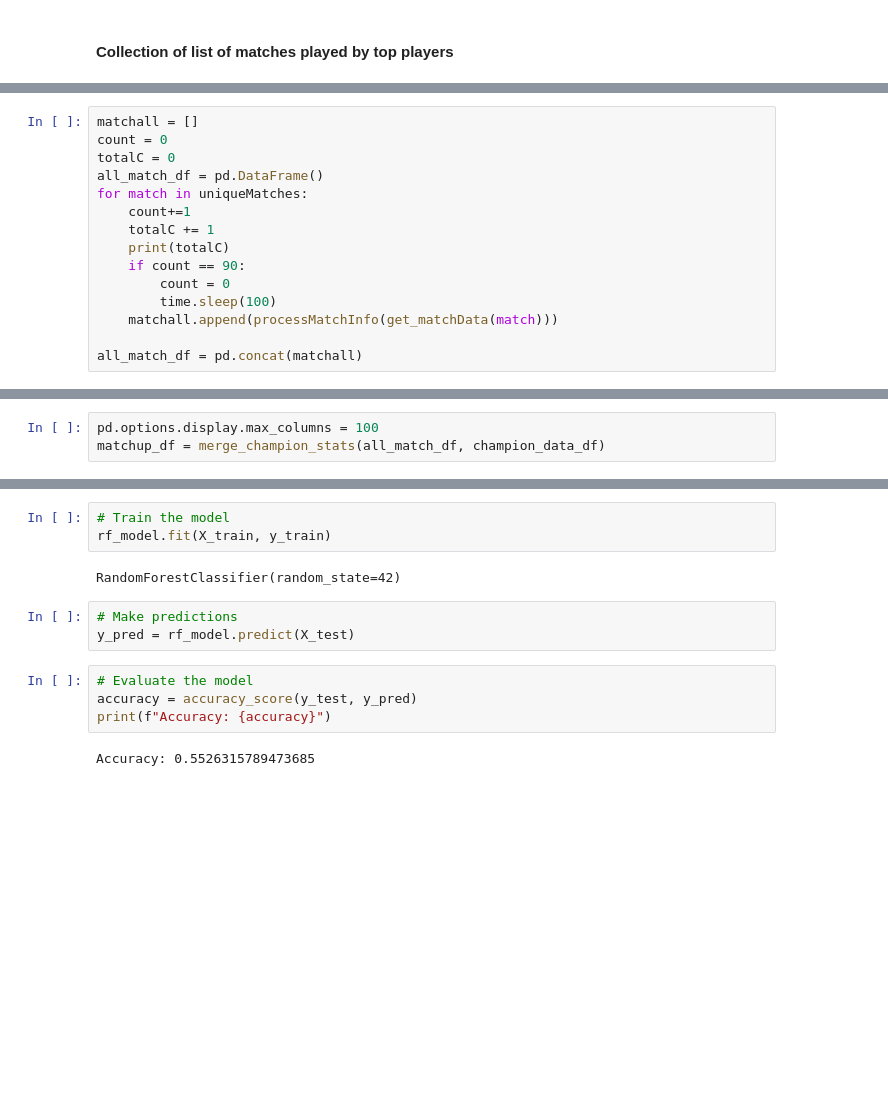
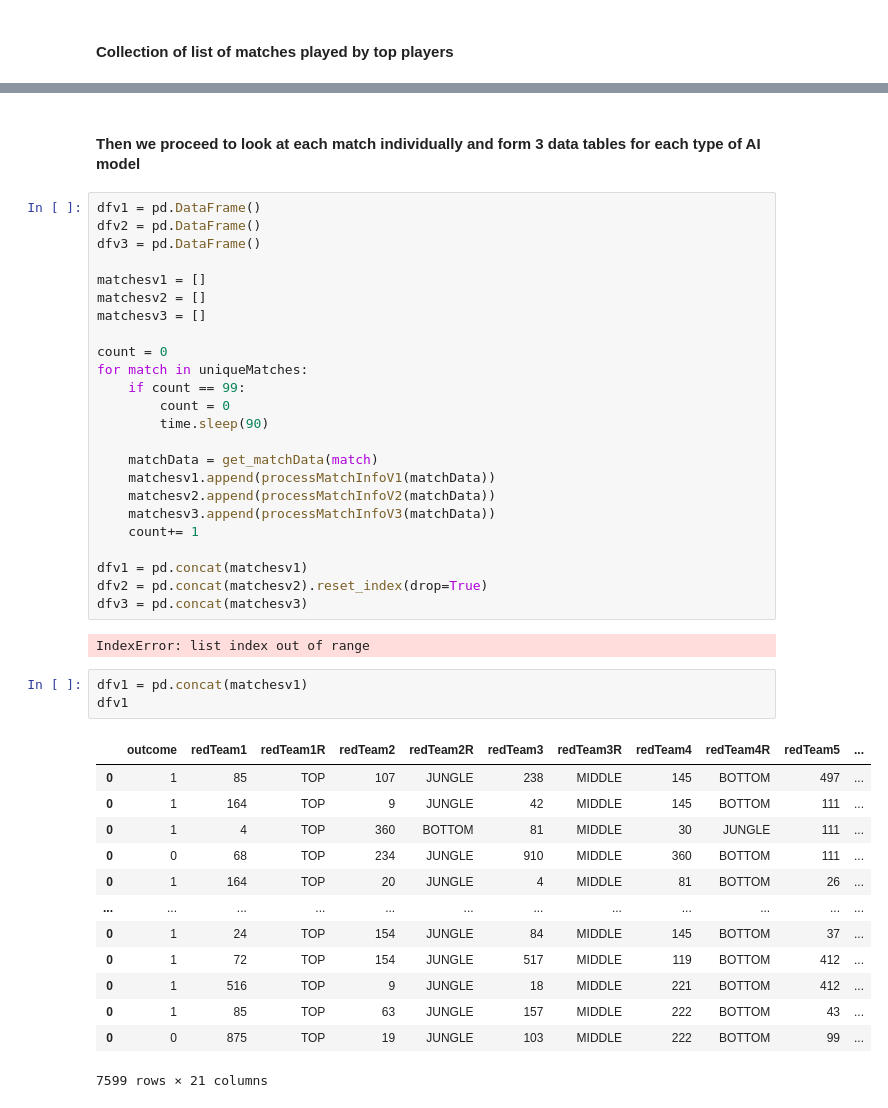
Before and after one commit to ivanpan0626/LoL-AI-Matchup-Predictor-with-Data-Analysis, a Jupyter notebook: server/AIModeling/databook.ipynb, the cells around one changed output, grey strips where cells are left out. Cells and saved outputs as stored; diff of their text form; blank space fills up the shorter version.

```diff
--- a/server/AIModeling/databook.ipynb
+++ b/server/AIModeling/databook.ipynb
@@ -377,15 +599,0 @@ uniqueMatches
-# %%
-matchall = []
-count = 0
-totalC = 0
-all_match_df = pd.DataFrame()
-for match in uniqueMatches:
-    count+=1
-    totalC += 1
-    print(totalC)
-    if count == 90:
-        count = 0
-        time.sleep(100)
-    matchall.append(processMatchInfo(get_matchData(match)))
-
-all_match_df = pd.concat(matchall)
@@ -421,3 +599,0 @@ all_match_df.replace(replacement_dict, inplace=True)
-# %%
-pd.options.display.max_columns = 100
-matchup_df = merge_champion_stats(all_match_df, champion_data_df)
@@ -505,14 +600,45 @@ rf_model = RandomForestClassifier(n_estimators=100, random_state=42)
-# %%
-# Train the model
-rf_model.fit(X_train, y_train)
-# %% [output]
-RandomForestClassifier(random_state=42)
-# %%
-# Make predictions
-y_pred = rf_model.predict(X_test)
-# %%
-# Evaluate the model
-accuracy = accuracy_score(y_test, y_pred)
-print(f"Accuracy: {accuracy}")
-# %% [output]
-Accuracy: 0.5526315789473685
+# %% [markdown]
+<h4> Then we proceed to look at each match individually and form 3 data tables for each type of AI model </h4>
+# %%
+dfv1 = pd.DataFrame()
+dfv2 = pd.DataFrame()
+dfv3 = pd.DataFrame()
+
+matchesv1 = []
+matchesv2 = []
+matchesv3 = []
+
+count = 0
+for match in uniqueMatches:
+    if count == 99:
+        count = 0
+        time.sleep(90)
+
+    matchData = get_matchData(match)
+    matchesv1.append(processMatchInfoV1(matchData))
+    matchesv2.append(processMatchInfoV2(matchData))
+    matchesv3.append(processMatchInfoV3(matchData))
+    count+= 1
+
+dfv1 = pd.concat(matchesv1)
+dfv2 = pd.concat(matchesv2).reset_index(drop=True)
+dfv3 = pd.concat(matchesv3)
+# %% [output]
+IndexError: list index out of range
+# %%
+dfv1 = pd.concat(matchesv1)
+dfv1
+# %% [output]
+|  | outcome | redTeam1 | redTeam1R | redTeam2 | redTeam2R | redTeam3 | redTeam3R | redTeam4 | redTeam4R | redTeam5 | ... |
+| 0 | 1 | 85 | TOP | 107 | JUNGLE | 238 | MIDDLE | 145 | BOTTOM | 497 | ... |
+| 0 | 1 | 164 | TOP | 9 | JUNGLE | 42 | MIDDLE | 145 | BOTTOM | 111 | ... |
+| 0 | 1 | 4 | TOP | 360 | BOTTOM | 81 | MIDDLE | 30 | JUNGLE | 111 | ... |
+| 0 | 0 | 68 | TOP | 234 | JUNGLE | 910 | MIDDLE | 360 | BOTTOM | 111 | ... |
+| 0 | 1 | 164 | TOP | 20 | JUNGLE | 4 | MIDDLE | 81 | BOTTOM | 26 | ... |
+| ... | ... | ... | ... | ... | ... | ... | ... | ... | ... | ... | ... |
+| 0 | 1 | 24 | TOP | 154 | JUNGLE | 84 | MIDDLE | 145 | BOTTOM | 37 | ... |
+| 0 | 1 | 72 | TOP | 154 | JUNGLE | 517 | MIDDLE | 119 | BOTTOM | 412 | ... |
+| 0 | 1 | 516 | TOP | 9 | JUNGLE | 18 | MIDDLE | 221 | BOTTOM | 412 | ... |
+| 0 | 1 | 85 | TOP | 63 | JUNGLE | 157 | MIDDLE | 222 | BOTTOM | 43 | ... |
+| 0 | 0 | 875 | TOP | 19 | JUNGLE | 103 | MIDDLE | 222 | BOTTOM | 99 | ... |
+7599 rows × 21 columns
```
Also changed, not shown: parts of 30 cells of this notebook, 7 other files.
